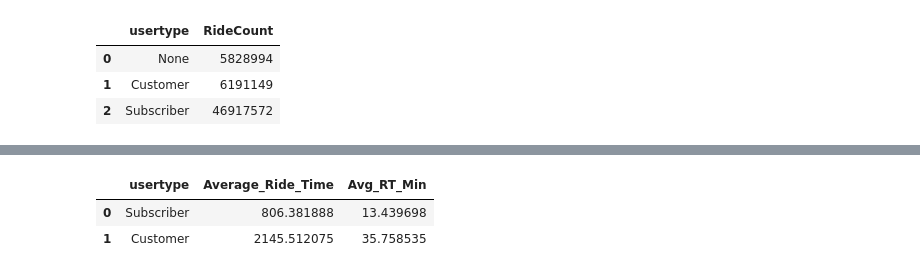
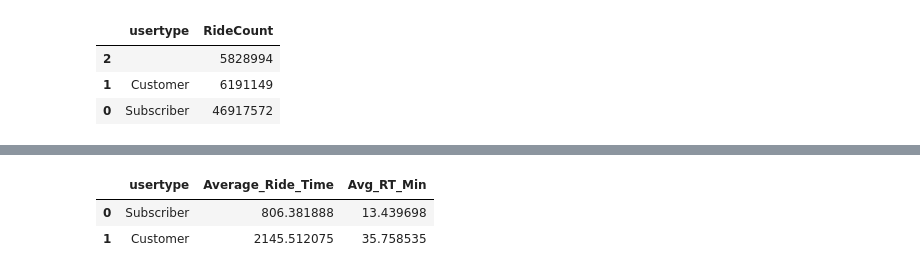
Before and after one commit to kendalldyke14/SanFranciscoBikeShare, a Jupyter notebook: NewYorkBikeData.ipynb, the cells around one changed output, grey strips where cells are left out. Drawn from its saved outputs; the diff is of its cells as text; code cells hidden in the pictures.

```diff
--- a/NewYorkBikeData.ipynb
+++ b/NewYorkBikeData.ipynb
@@ -27,14 +44,14 @@ query_job = client.query(query)  # Make an API request.
 # %%
 # collect results as a dataframe
 df = query_job.to_dataframe()
-df.usertype = df.usertype.apply(lambda x: x.replace('','None') if x == '' else x)
+df.usertype = df.usertype.dropna()
 df.RideCount = df.RideCount.astype(int)
 df.sort_values(by='RideCount').head()
 # %% [output]
 |  | usertype | RideCount |
-| 0 | None | 5828994 |
+| 2 |  | 5828994 |
 | 1 | Customer | 6191149 |
-| 2 | Subscriber | 46917572 |
+| 0 | Subscriber | 46917572 |
 # %%
 # Construct a BigQuery client object.
 client = bigquery.Client()
```
Also changed, not shown: parts of 27 cells of this notebook, 2 other files.
